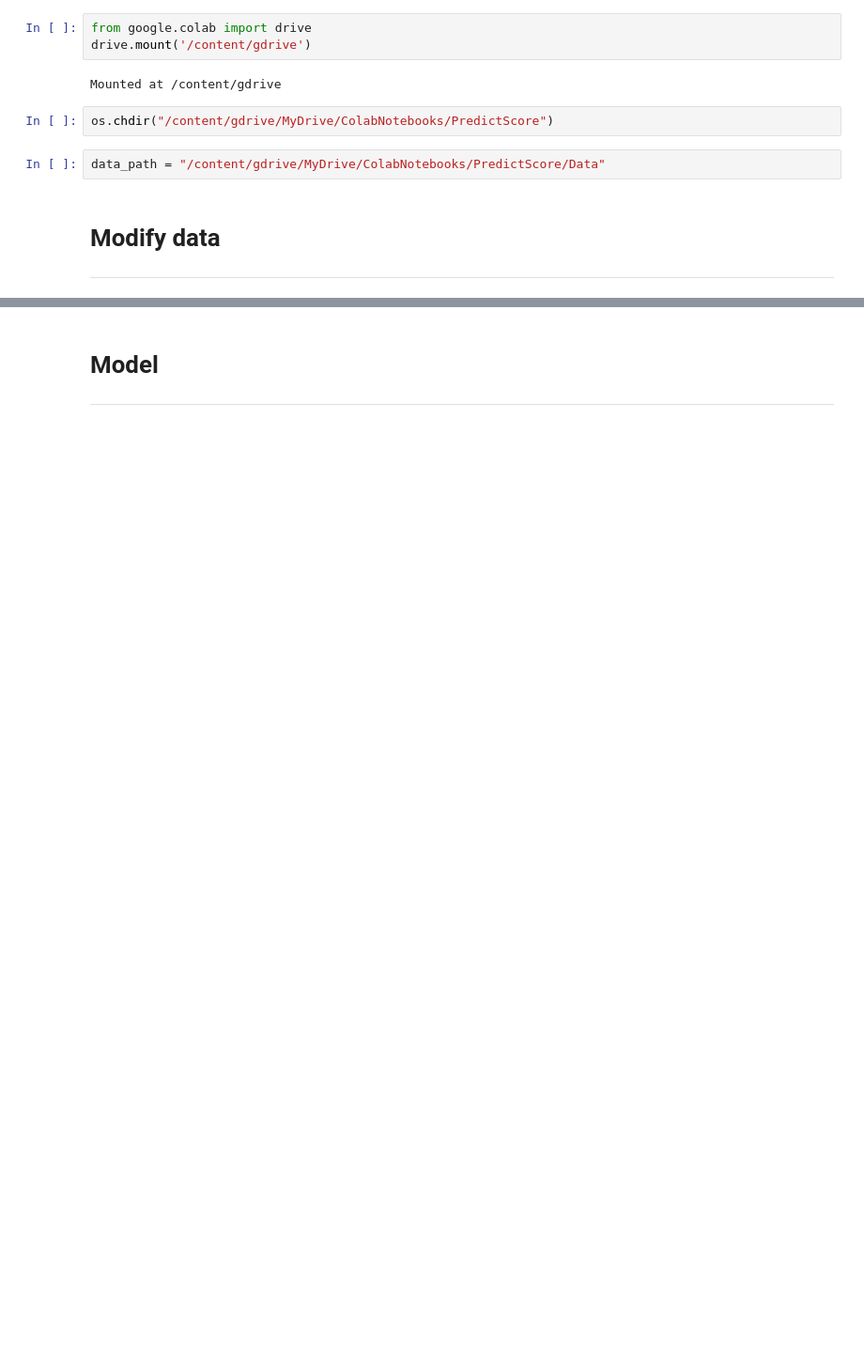
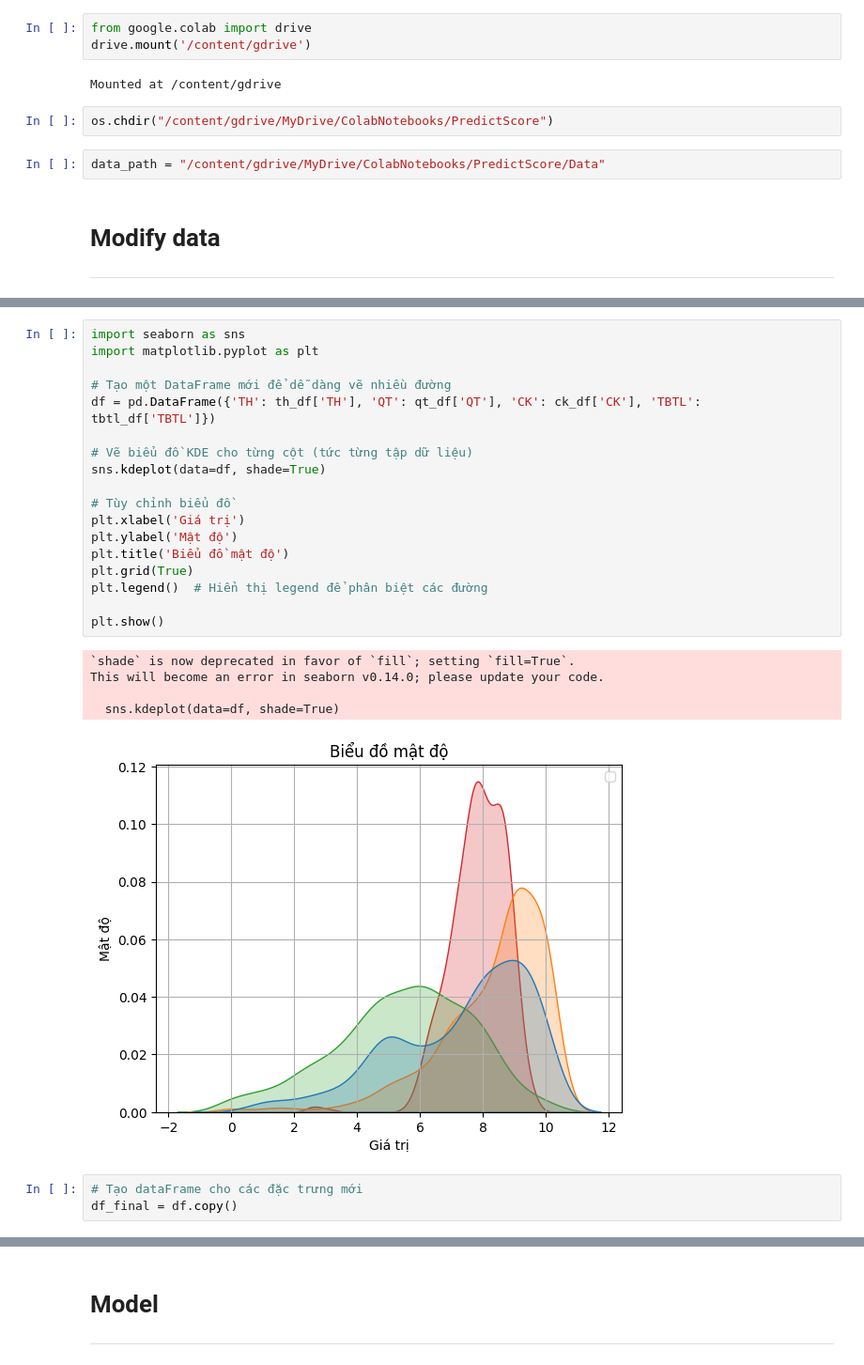
Before and after one commit to leducdat-tpose/CS114.P11, a Jupyter notebook: FinalProject/PredictScore/CS114.P11.Predict.Score.ipynb, the cells around one changed output, grey strips where cells are left out. Shown at 94% size. Drawn from its saved outputs; the diff is of its cells as text; blank space fills up the shorter version.

```diff
--- a/FinalProject/PredictScore/CS114.P11.Predict.Score.ipynb
+++ b/FinalProject/PredictScore/CS114.P11.Predict.Score.ipynb
@@ -273,0 +70,27 @@ dtype: int64
+# %%
+import seaborn as sns
+import matplotlib.pyplot as plt
+
+# Tạo một DataFrame mới để dễ dàng vẽ nhiều đường
+df = pd.DataFrame({'TH': th_df['TH'], 'QT': qt_df['QT'], 'CK': ck_df['CK'], 'TBTL': tbtl_df['TBTL']})
+
+# Vẽ biểu đồ KDE cho từng cột (tức từng tập dữ liệu)
+sns.kdeplot(data=df, shade=True)
+
+# Tùy chỉnh biểu đồ
+plt.xlabel('Giá trị')
+plt.ylabel('Mật độ')
+plt.title('Biểu đồ mật độ')
+plt.grid(True)
+plt.legend()  # Hiển thị legend để phân biệt các đường
+
+plt.show()
+# %% [output]
+`shade` is now deprecated in favor of `fill`; setting `fill=True`.
+This will become an error in seaborn v0.14.0; please update your code.
+
+  sns.kdeplot(data=df, shade=True)
+[figure, added]
+# %%
+# Tạo dataFrame cho các đặc trưng mới
+df_final = df.copy()
```
Also changed, not shown: parts of 85 cells of this notebook.
